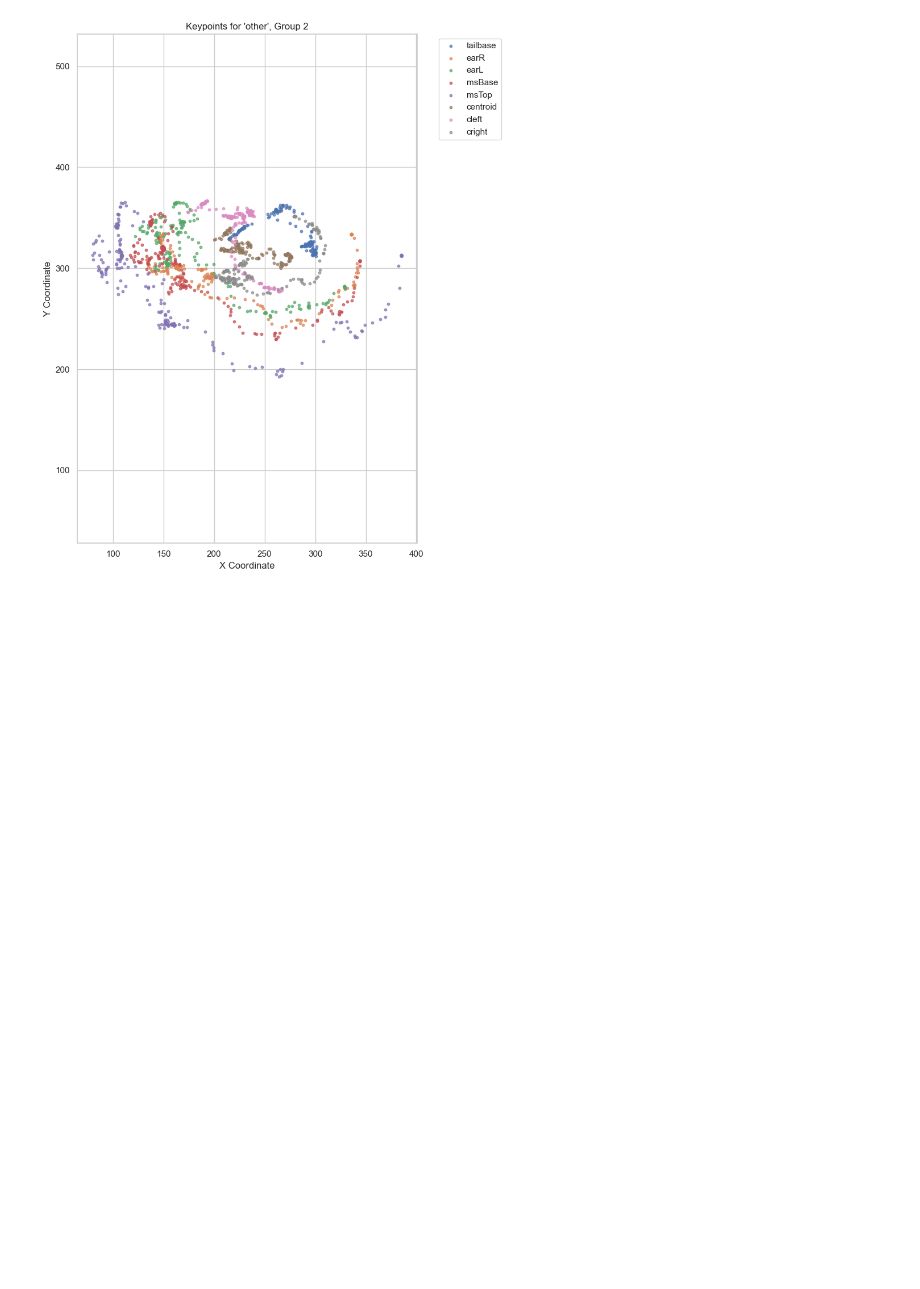
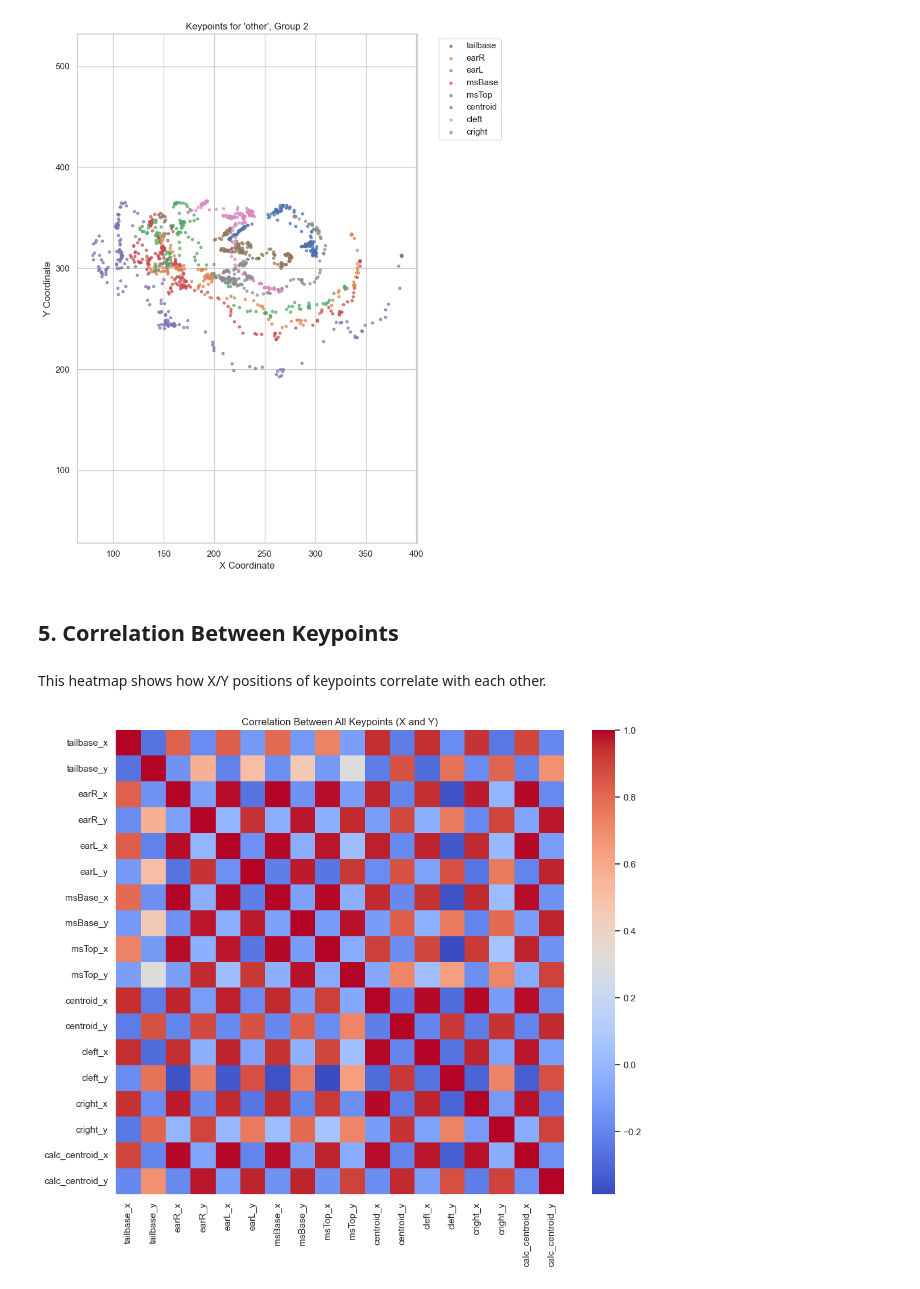
Before and after one commit to NingyueZhou/BehavClass, a Jupyter notebook: code/visualization.ipynb, the cells around one changed output. Drawn from its saved outputs; the diff is of its cells as text; code cells hidden in the pictures; blank space fills up the shorter version.

Commit message:
plot correlation between keypoints

```diff
--- a/code/visualization.ipynb
+++ b/code/visualization.ipynb
@@ -471,3 +471,20 @@ Plotting group 2 for label 'freezing_label' with shape: (57, 34)
 Label: other
 Plotting group 2 for label 'other' with shape: (198, 34)
 [figure]
+# %% [markdown]
+## 5. Correlation Between Keypoints
+# %% [markdown]
+This heatmap shows how X/Y positions of keypoints correlate with each other.
+# %%
+# Select all keypoint columns
+keypoint_columns = [col for col in df_pose.columns if any(bp in col for bp in BODY_PARTS) and not col.endswith("_likelihood")]
+df_keypoints = df_pose[keypoint_columns]
+
+# Compute and plot correlation for all keypoints
+correlation_matrix = df_keypoints.corr()
+plt.figure(figsize=(12, 10))
+sns.heatmap(correlation_matrix, annot=False, cmap="coolwarm", fmt=".2f", cbar=True)
+plt.title("Correlation Between All Keypoints (X and Y)")
+plt.show()
+# %% [output]
+[figure, added]
```
Also changed, not shown: parts of 6 cells of this notebook.
